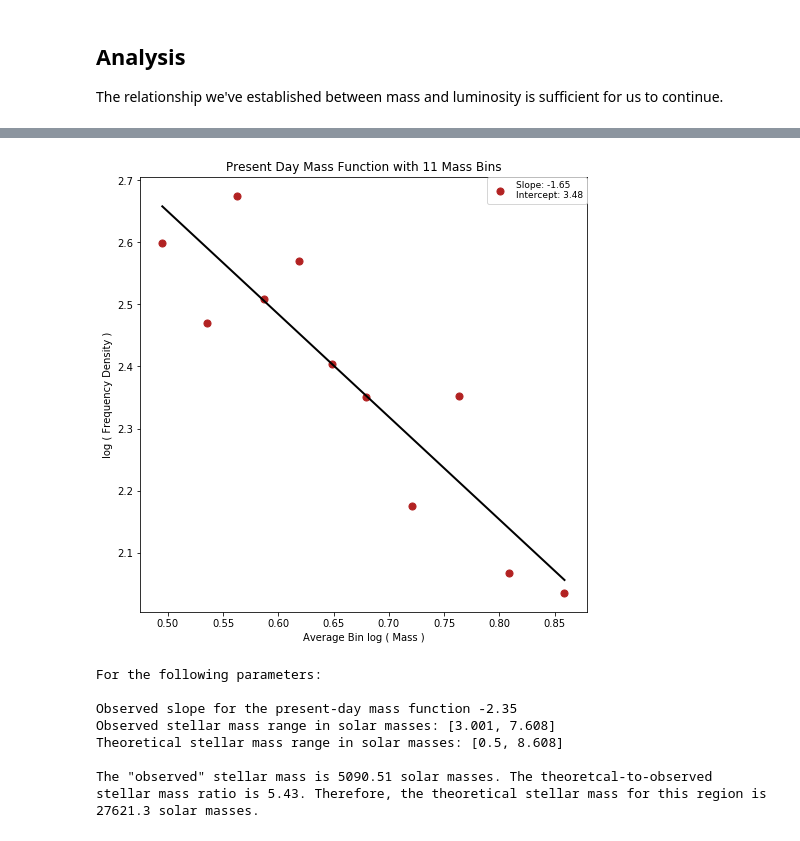
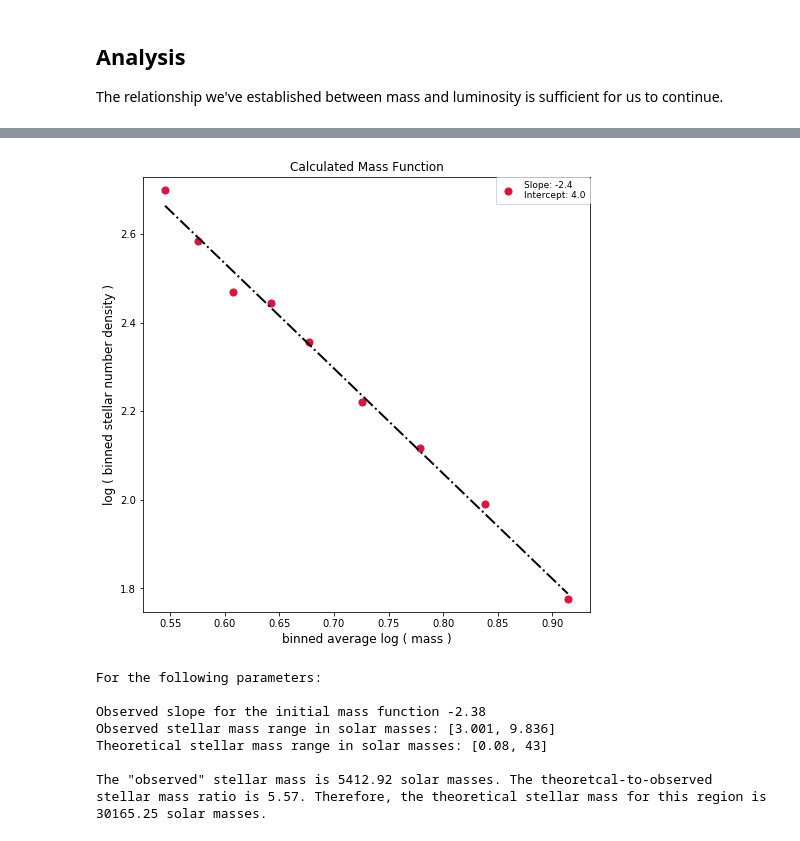
Before and after one commit to leahmfulmer/star-formation-smc-wing, a Jupyter notebook: notebooks/1.3 Isochrone Match.ipynb, the cells around one changed output, grey strips where cells are left out. Drawn from its saved outputs; the diff is of its cells as text; code cells hidden in the pictures.

```diff
--- a/notebooks/1.3 Isochrone Match.ipynb
+++ b/notebooks/1.3 Isochrone Match.ipynb
@@ -194,18 +201,21 @@ observed_model_match('../data/main_nuv_isochrone_match_model76', photometered_nu
 # %%
 # Uploading the cleaned file
-main_isochrone_match_76 = np.genfromtxt('../data/main_nuv_isochrone_match_model76_clean')
+main_isochrone_match_74 = np.genfromtxt('../data/main_nuv_isochrone_match_model74_clean')
 
 # Double-check
-# print(main_isochrone_match_76[:,25][0:5] + 1.7)
+# print(main_isochrone_match_74[:,25][0:5] + 1.7)
 # print(photometered_nuv_main[0:5])
 # %%
 # Define variables based on match (for color threshold)
 # Remeber to convert Vega --> AB on the model magnitudes
 photometered_nuv_main, model_nuv_main, model_v_main = \
-main_isochrone_match_76[:,0], main_isochrone_match_76[:,25] + 1.7, main_isochrone_match_76[:,28]
+main_isochrone_match_74[:,0], main_isochrone_match_74[:,25] + 1.7, main_isochrone_match_74[:,28]
 
 model_nuv_v_main = model_nuv_main - model_v_main
 
-age_main = main_isochrone_match_76[:,2]
-mass_main = main_isochrone_match_76[:,4]
-logL_main = main_isochrone_match_76[:,5]
+age_main = main_isochrone_match_74[:,2]
+mass_main = main_isochrone_match_74[:,4]
+logL_main = main_isochrone_match_74[:,5]
+
+print('The maximum and minimum masses produced by the matched observed + theoretical workflow were {} \
+and {} solar masses, respectively'.format(max(mass_main), min(mass_main)))
@@ -258,7 +336,7 @@ There are 1042 stars in the above stellar sample. The "observed" stellar mass fo
 frequency_density = []
 average_mass_for_each_bin = []
 
-n = 90
+n = 100
 range = np.arange(int(len(id_number_main) / n))
 
 for i in range:
@@ -277,25 +355,27 @@ log_average_mass = np.log10(average_mass_for_each_bin)
 # %%
 # Plot the mass function
 
 plt.figure(figsize=(8,8))
-x = log_average_mass
-y = log_frequency_density
+x = log_average_mass[1:]
+y = log_frequency_density[1:]
 
 slope, intercept, r_value, p_value, std_err = stats.linregress(x, y)
 plt.scatter(x, y, s=50, \
-            color='firebrick', label='Slope: '+str(np.round(slope, 2))+'\nIntercept: '+\
-            str(np.round(intercept, 2)))
+            color='crimson', label='Slope: '+str(np.round(slope, 1))+'\nIntercept: '+\
+            str(np.round(intercept, 1)))
 
-plt.plot(x, x * slope + intercept, linewidth=2, color='black')
-smc.plt_parameters('Present Day Mass Function with '+str(range[-1] + 1)+' Mass Bins', \
-                   'Average Bin log ( Mass )', \
-               'log ( Frequency Density )', min(y) - 0.03 , max(y) + 0.03, \
+plt.plot(x, x * slope + intercept, linewidth=2, color='black', linestyle='-.')
+smc.plt_parameters('Calculated Mass Function', \
+                   'average log ( mass ) in bin', \
+               'log ( frequency density )', min(y) - 0.03 , max(y) + 0.03, \
                    min(x) - 0.02, max(x) + 0.02, True)
+plt.ylabel('log ( binned stellar number density )', fontsize=12)
+plt.xlabel('binned average log ( mass )', fontsize=12)
 
-plt.savefig("images/Present_Day_Mass_Function.jpg")
+plt.savefig("images/Calculated_Mass_Function.jpg")
 plt.show()
 # %% [output]
-[figure, old version]
+[figure, new version]
 # %%
 # Convert observed stellar mass to theoretical / total stellar mass
 
@@ -313,8 +394,7 @@ ratio = theoretical / observed
 # %%
 print('For the following parameters:\n')
 
-# FIX THIS BELOW!! UNDERSTAND THE INTEGRAL
-print('Observed slope for the present-day mass function', np.round(slope, 2))
+print('Observed slope for the initial mass function', np.round(slope, 2))
 print('Observed stellar mass range in solar masses: [{}, {}]'.format(min_observed_mass, max_observed_mass))
 print('Theoretical stellar mass range in solar masses: [{}, {}]'\
       .format(min_theoretical_mass, max_theoretical_mass))
@@ -326,8 +406,8 @@ Therefore, the theoretical stellar mass for this region is {} solar masses.'\
 # %% [output]
 For the following parameters:
 
-Observed slope for the present-day mass function -2.35
-Observed stellar mass range in solar masses: [3.001, 7.608]
-Theoretical stellar mass range in solar masses: [0.5, 8.608]
+Observed slope for the initial mass function -2.38
+Observed stellar mass range in solar masses: [3.001, 9.836]
+Theoretical stellar mass range in solar masses: [0.08, 43]
 
-The "observed" stellar mass is 5090.51 solar masses. The theoretcal-to-observed stellar mass ratio is 5.43. Therefore, the theoretical stellar mass for this region is 27621.3 solar masses.
+The "observed" stellar mass is 5412.92 solar masses. The theoretcal-to-observed stellar mass ratio is 5.57. Therefore, the theoretical stellar mass for this region is 30165.25 solar masses.
```
Also changed, not shown: parts of 19 cells of this notebook, 8 other files.
